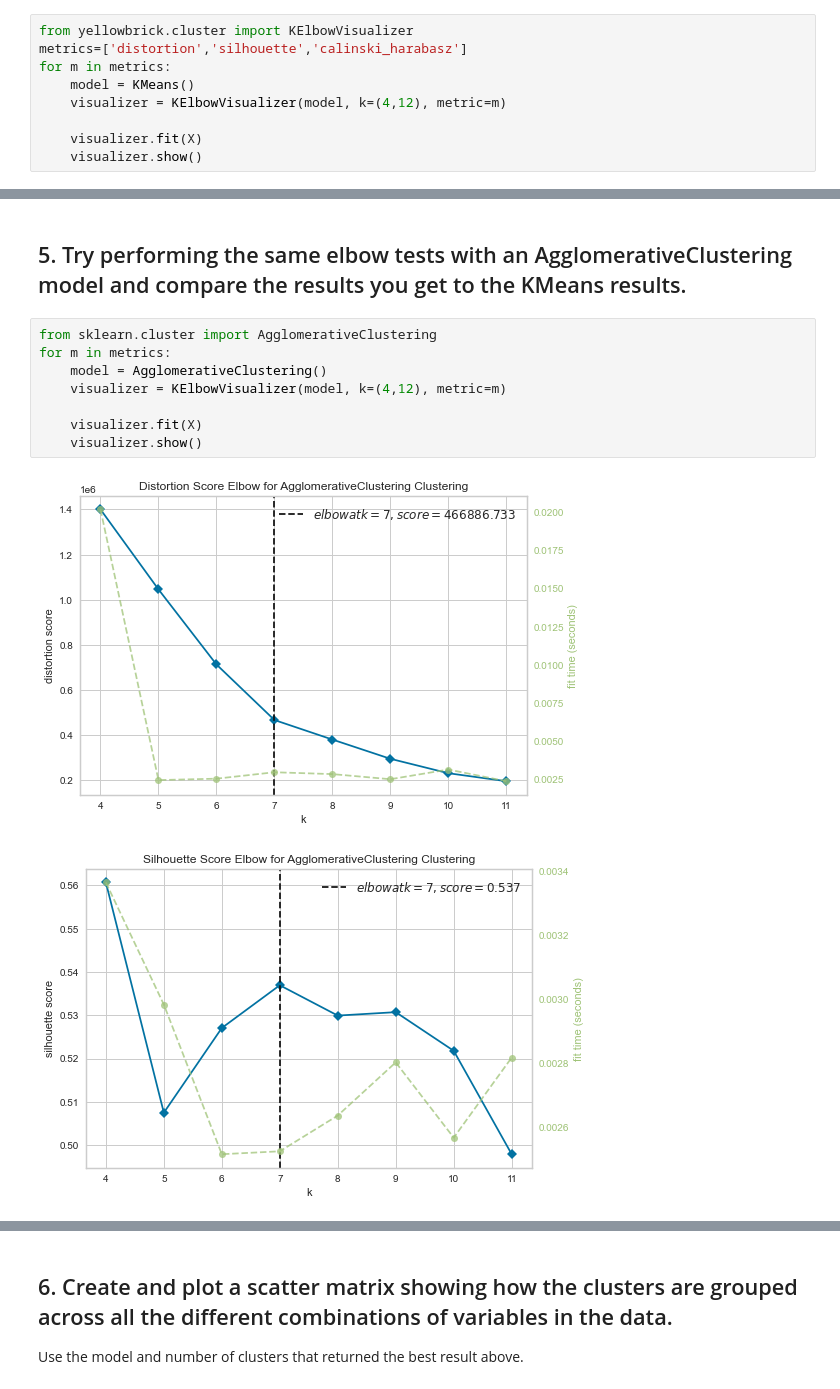
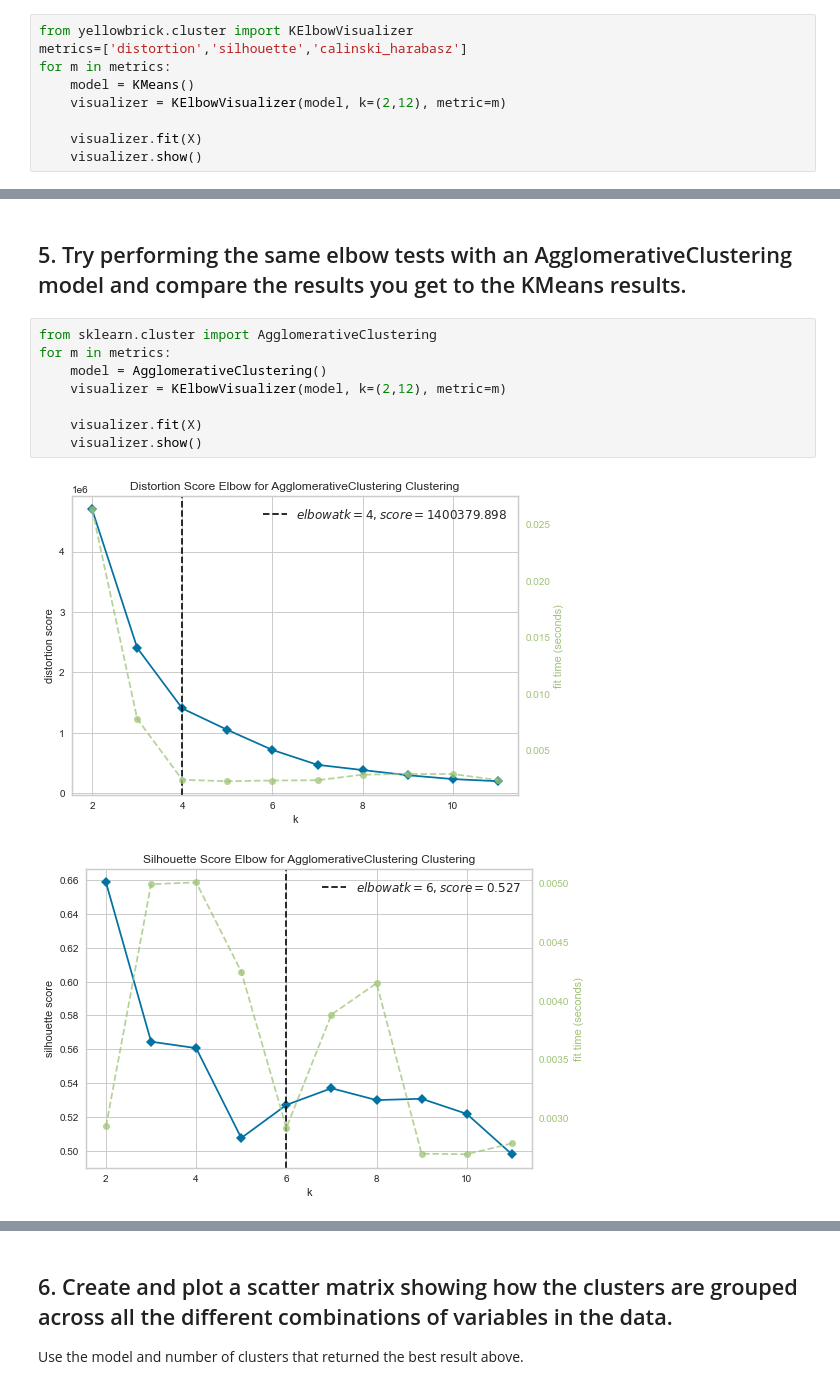
Before and after one commit to silviaserafini/datamad0320, a Jupyter notebook: module-3/lab-unsupervised-learning-evaluation/your-code/main.ipynb, the cells around one changed output, grey strips where cells are left out. Saved outputs shown, nothing was run; the diff lists cells and outputs as text.

```diff
--- a/module-3/lab-unsupervised-learning-evaluation/your-code/main.ipynb
+++ b/module-3/lab-unsupervised-learning-evaluation/your-code/main.ipynb
@@ -63,7 +70,7 @@ from yellowbrick.cluster import KElbowVisualizer
 metrics=['distortion','silhouette','calinski_harabasz']
 for m in metrics:
     model = KMeans()
-    visualizer = KElbowVisualizer(model, k=(4,12), metric=m)
+    visualizer = KElbowVisualizer(model, k=(2,12), metric=m)
 
     visualizer.fit(X)
     visualizer.show()
@@ -76,11 +83,11 @@ for m in metrics:
 # %%
 from sklearn.cluster import AgglomerativeClustering
 for m in metrics:
     model = AgglomerativeClustering()
-    visualizer = KElbowVisualizer(model, k=(4,12), metric=m)
+    visualizer = KElbowVisualizer(model, k=(2,12), metric=m)
 
     visualizer.fit(X)
     visualizer.show()
 # %% [output]
-[figure, old version]
+[figure, new version]
-[figure, old version]
+[figure, new version]
```
Also changed, not shown: parts of 7 cells of this notebook.
